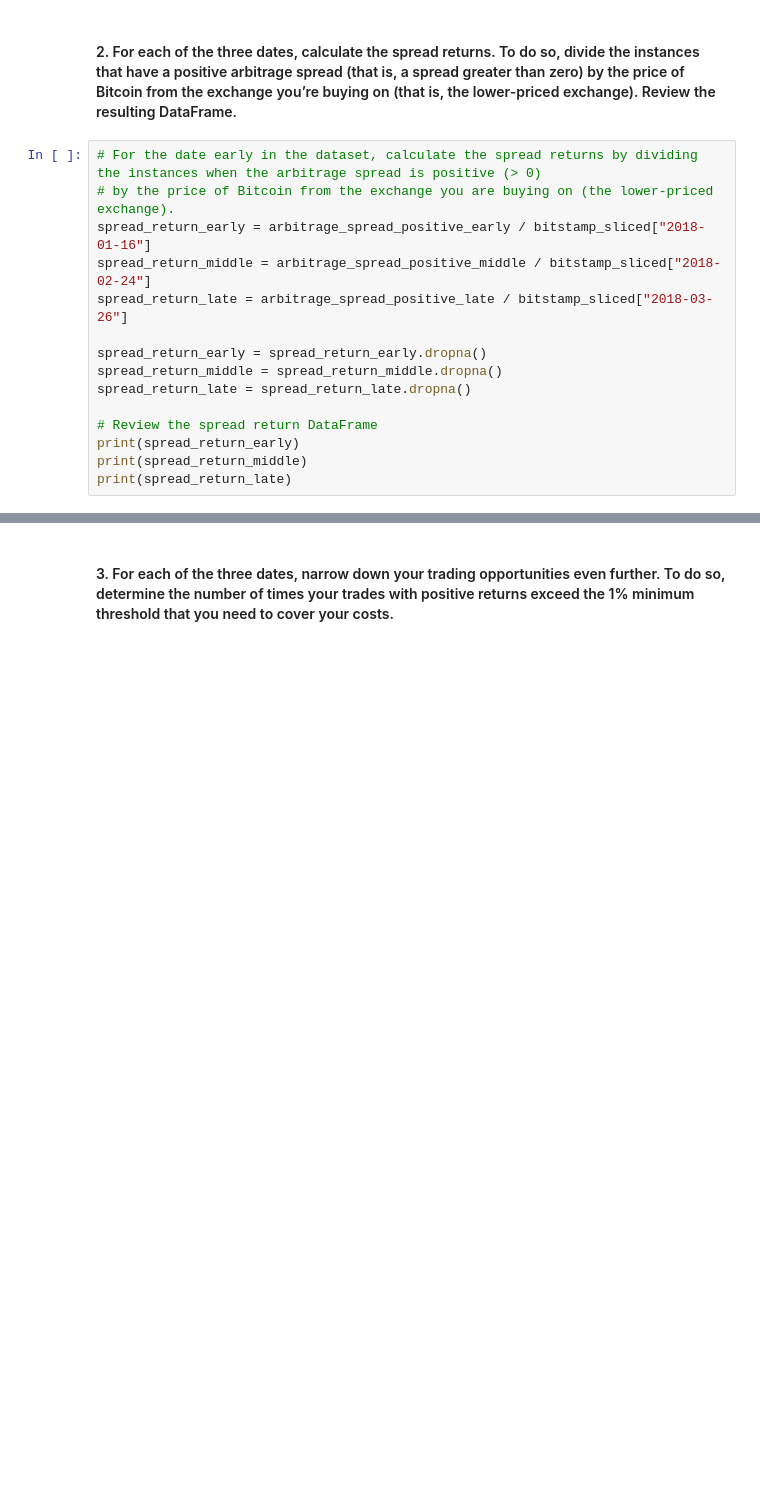
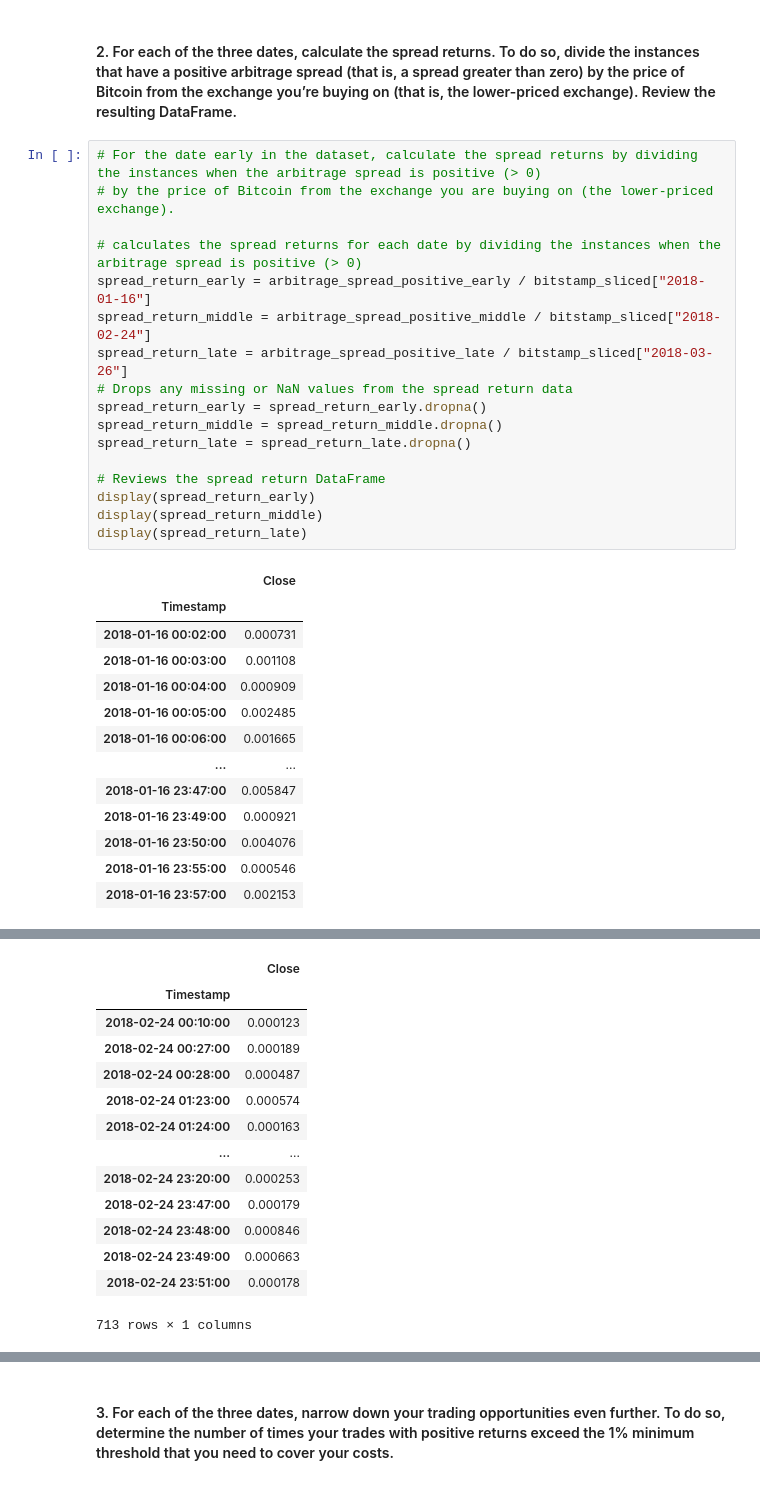
Before and after one commit to rodum012/Bitcoin_Arbitrage, a Jupyter notebook: crypto_arbitrage.ipynb, the cells around one changed output, grey strips where cells are left out. Cells and saved outputs as stored; diff of their text form; blank space fills up the shorter version.

```diff
--- a/crypto_arbitrage.ipynb
+++ b/crypto_arbitrage.ipynb
@@ -424,16 +460,31 @@ max     35.070000
 # %%
 # For the date early in the dataset, calculate the spread returns by dividing the instances when the arbitrage spread is positive (> 0)
 # by the price of Bitcoin from the exchange you are buying on (the lower-priced exchange).
+
+# calculates the spread returns for each date by dividing the instances when the arbitrage spread is positive (> 0)
 spread_return_early = arbitrage_spread_positive_early / bitstamp_sliced["2018-01-16"]
 spread_return_middle = arbitrage_spread_positive_middle / bitstamp_sliced["2018-02-24"]
 spread_return_late = arbitrage_spread_positive_late / bitstamp_sliced["2018-03-26"]
-
+# Drops any missing or NaN values from the spread return data
 spread_return_early = spread_return_early.dropna()
 spread_return_middle = spread_return_middle.dropna()
 spread_return_late = spread_return_late.dropna()
 
-# Review the spread return DataFrame
-print(spread_return_early)
-print(spread_return_middle)
-print(spread_return_late)
+# Reviews the spread return DataFrame
+display(spread_return_early)
+display(spread_return_middle)
+display(spread_return_late)
 # %% [output]
+|  | Close |
+| Timestamp |  |
+| 2018-01-16 00:02:00 | 0.000731 |
+| 2018-01-16 00:03:00 | 0.001108 |
+| 2018-01-16 00:04:00 | 0.000909 |
+| 2018-01-16 00:05:00 | 0.002485 |
+| 2018-01-16 00:06:00 | 0.001665 |
+| ... | ... |
+| 2018-01-16 23:47:00 | 0.005847 |
+| 2018-01-16 23:49:00 | 0.000921 |
+| 2018-01-16 23:50:00 | 0.004076 |
+| 2018-01-16 23:55:00 | 0.000546 |
+| 2018-01-16 23:57:00 | 0.002153 |
@@ -456,0 +492,14 @@ Timestamp
+|  | Close |
+| Timestamp |  |
+| 2018-02-24 00:10:00 | 0.000123 |
+| 2018-02-24 00:27:00 | 0.000189 |
+| 2018-02-24 00:28:00 | 0.000487 |
+| 2018-02-24 01:23:00 | 0.000574 |
+| 2018-02-24 01:24:00 | 0.000163 |
+| ... | ... |
+| 2018-02-24 23:20:00 | 0.000253 |
+| 2018-02-24 23:47:00 | 0.000179 |
+| 2018-02-24 23:48:00 | 0.000846 |
+| 2018-02-24 23:49:00 | 0.000663 |
+| 2018-02-24 23:51:00 | 0.000178 |
+713 rows × 1 columns
```
Also changed, not shown: parts of 41 cells of this notebook, 6 other files.
